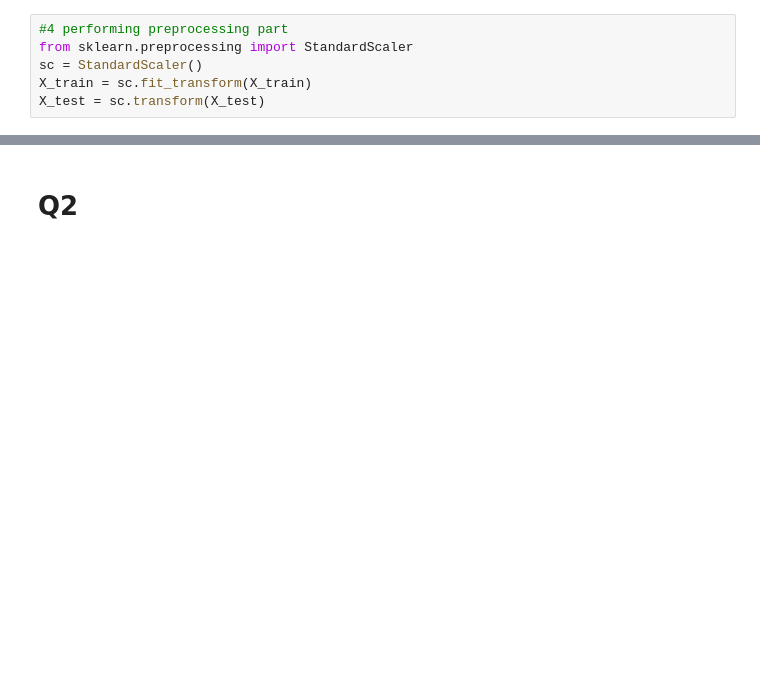
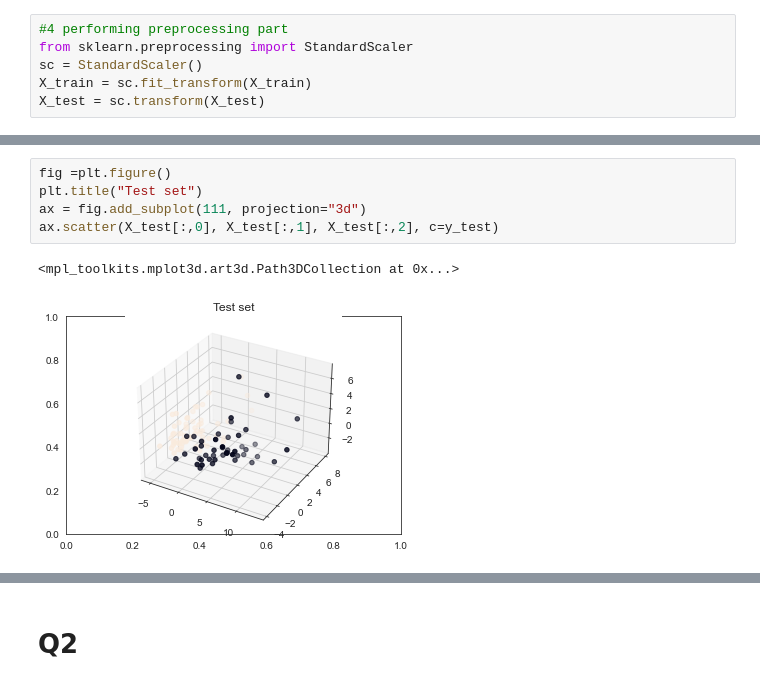
Before and after one commit to viswambaran/AMI, a Jupyter notebook: Summative2.ipynb, the cells around one changed output, grey strips where cells are left out. Drawn from its saved outputs; the diff is of its cells as text; blank space fills up the shorter version.

```diff
--- a/Summative2.ipynb
+++ b/Summative2.ipynb
@@ -134,0 +154,8 @@ plt.show()
+# %%
+fig =plt.figure()
+plt.title("Test set")
+ax = fig.add_subplot(111, projection="3d")
+ax.scatter(X_test[:,0], X_test[:,1], X_test[:,2], c=y_test)
+# %% [output]
+<mpl_toolkits.mplot3d.art3d.Path3DCollection at 0x...>
+[figure, added]
```
Also changed, not shown: parts of 17 cells of this notebook.
